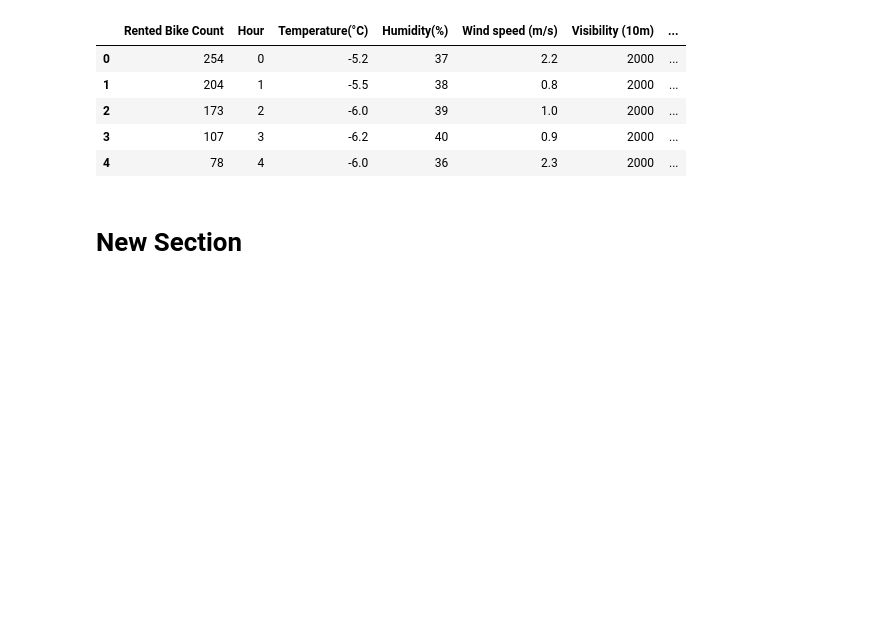
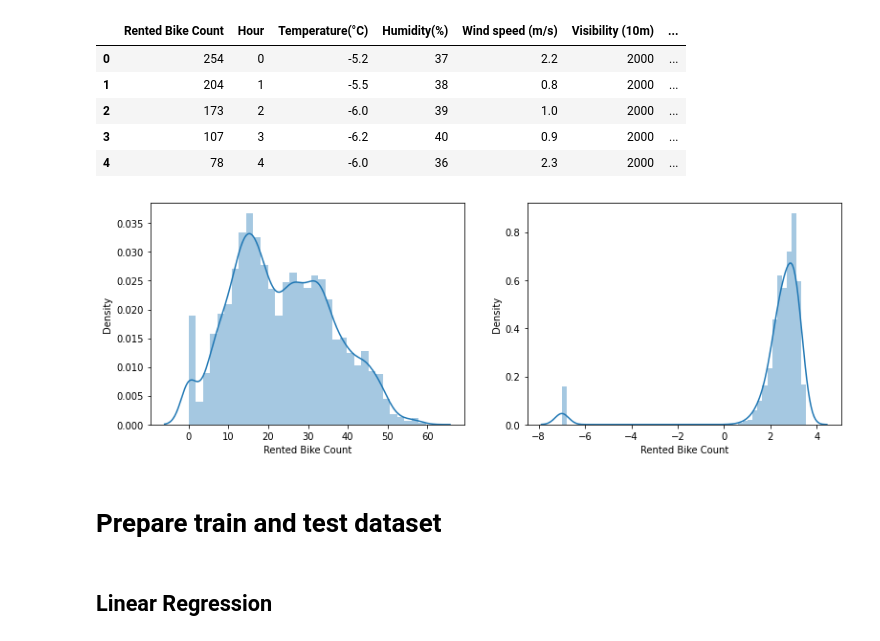
Before and after one commit to solankinitin1210/Capstone-Project-Bike-Sharing-Demand-Prediction, a Jupyter notebook: Bike_Sharing_Demand_Prediction_Capstone_Project.ipynb, the cells around one changed output. Cells and saved outputs as stored; diff of their text form; code cells hidden in the pictures; blank space fills up the shorter version.

```diff
--- a/Bike_Sharing_Demand_Prediction_Capstone_Project.ipynb
+++ b/Bike_Sharing_Demand_Prediction_Capstone_Project.ipynb
@@ -162,6 +165,9 @@ df.describe()
 # %%
 # First let's convert data type of date varible from object to date
-df['Date']=pd.to_datetime(df2['Date'],format="%d-%m-%y"))
+df['d']=df['Date'].apply(lambda x : x[0:2])
+df['m']=df['Date'].apply(lambda x : x[3:5])
+df['y']=df['Date'].apply(lambda x : x[6:])
+df['Date']=pd.to_datetime(df["y"] + "/" + df["m"] + "/" + df["d"])
 # %%
 df['Date'].dtypes
 # %% [output]
@@ -186,4 +197,0 @@ Name: month, dtype: object
-# %%
-df['year']=pd. DatetimeIndex(df['Date']).year
-df['month']=pd. DatetimeIndex(df['Date']).month
-df['day']=pd. DatetimeIndex(df['Date']).day
@@ -450,6 +473,19 @@ df.head()
 | 2 | 173 | 2 | -6.0 | 39 | 1.0 | 2000 | ... |
 | 3 | 107 | 3 | -6.2 | 40 | 0.9 | 2000 | ... |
 | 4 | 78 | 4 | -6.0 | 36 | 2.3 | 2000 | ... |
-# %% [markdown]
-# New Section
+# %%
+# Checking that which normalization will good for target variable
+plt.figure(figsize = (20,40))
+plt.subplot(8,3,1)
+sns.distplot(np.sqrt(df['Rented Bike Count']))
+#plt.axvline(df['Rented Bike Count'].mean(), color='green', linestyle='dashed', linewidth=2)
+#plt.axvline(df['Rented Bike Count'].median(), color='blue', linestyle='dashed', linewidth=2)
+plt.subplot(8,3,2)
+sns.distplot(np.log10(df['Rented Bike Count']+0.0000001))
+
+plt.show()
+# %% [output]
+[figure, added]
+# %% [markdown]
+# Prepare train and test dataset
 # %%
@@ -460,0 +510,2 @@ features=['Hour', 'Temperature(°C)', 'Humidity(%)',
+# %% [markdown]
+## Linear Regression
```
Also changed, not shown: parts of 31 cells of this notebook.
